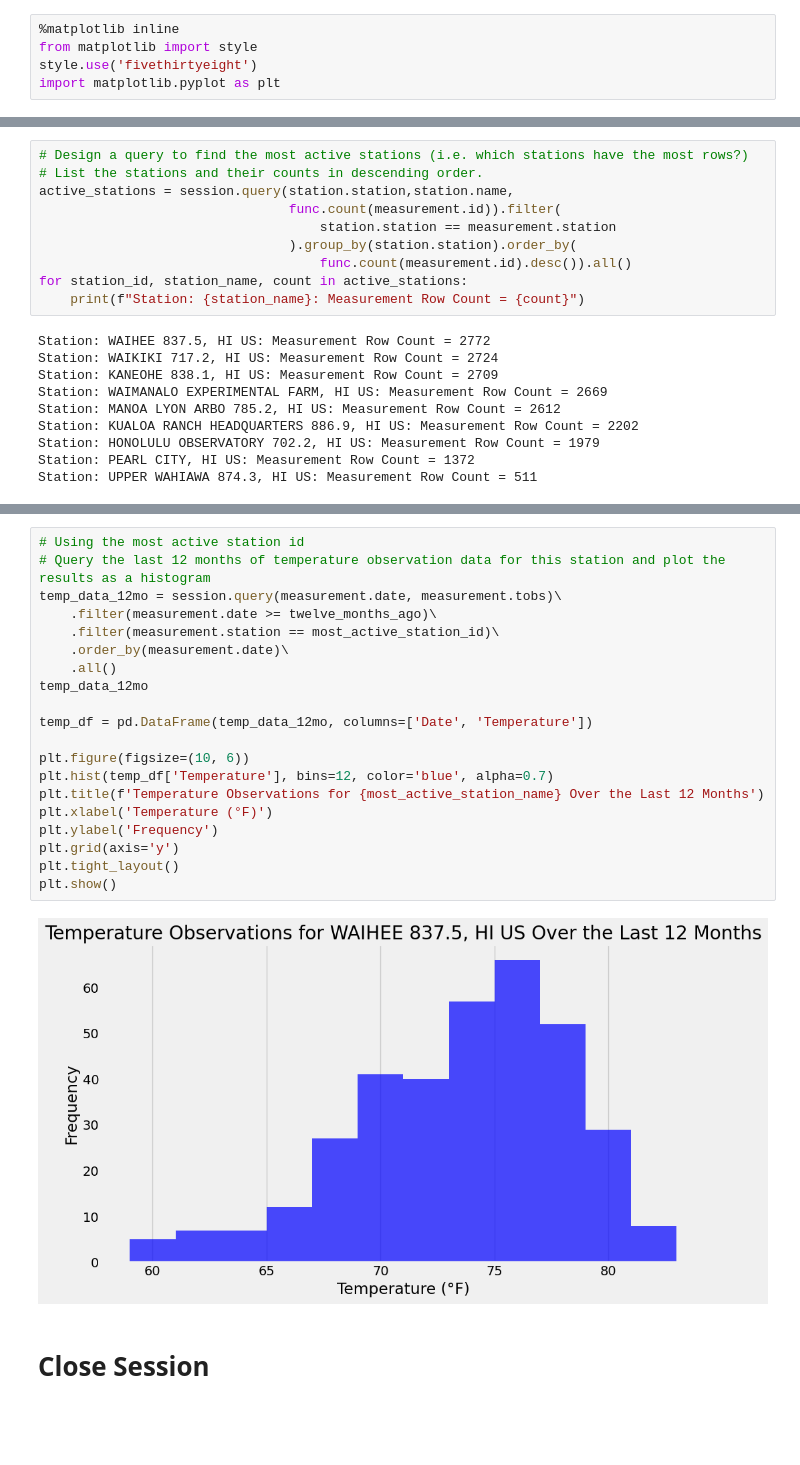
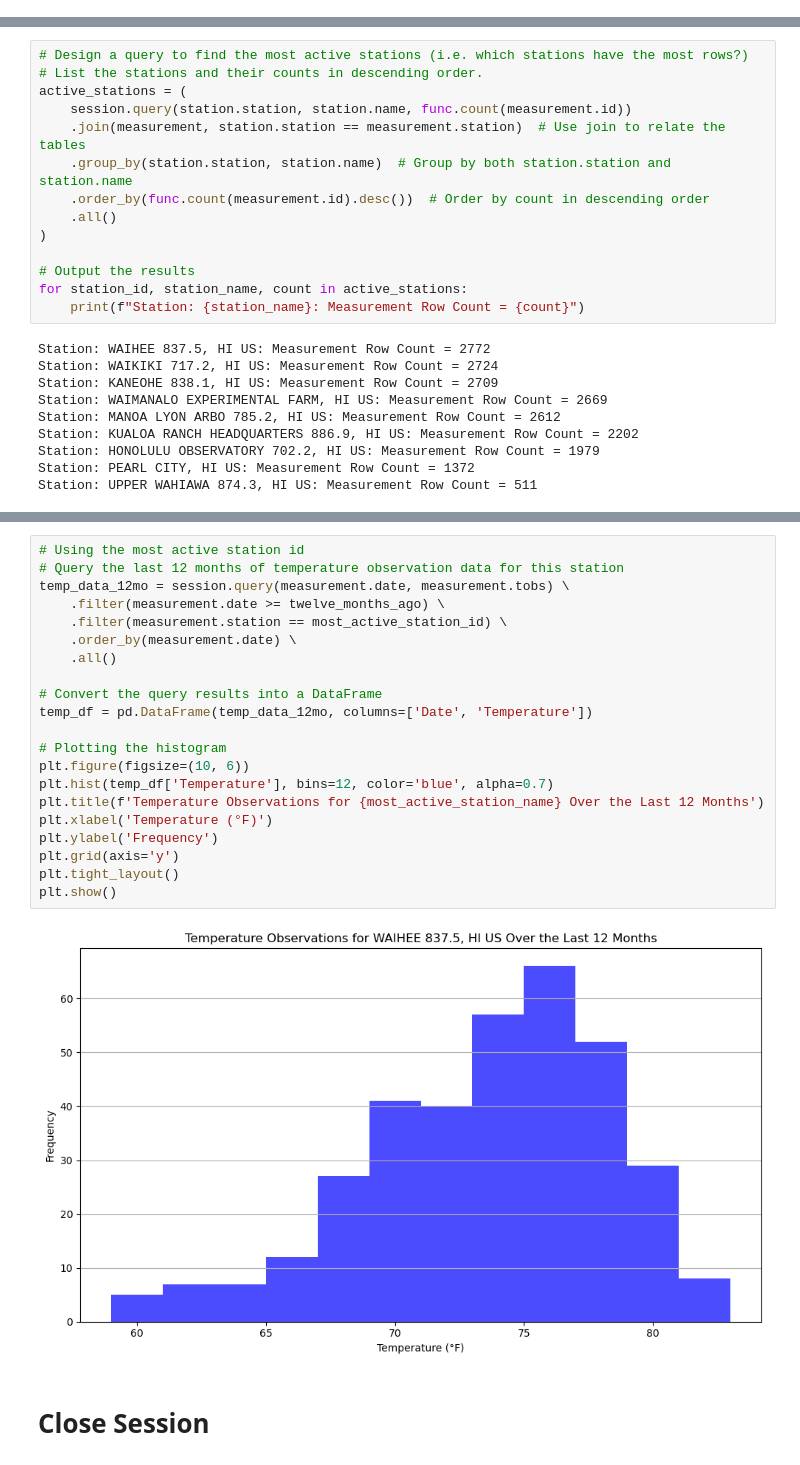
Before and after one commit to DanOMearaWD/sqlalchemy-challenge, a Jupyter notebook: SurfsUp/climate_starter.ipynb, the cells around one changed output, grey strips where cells are left out. Cells and saved outputs as stored; diff of their text form; blank space fills up the shorter version.

```diff
--- a/SurfsUp/climate_starter.ipynb
+++ b/SurfsUp/climate_starter.ipynb
@@ -1,5 +0,0 @@
-# %%
-%matplotlib inline
-from matplotlib import style
-style.use('fivethirtyeight')
-import matplotlib.pyplot as plt
@@ -118,11 +121,15 @@ total_stations
 # %%
 # Design a query to find the most active stations (i.e. which stations have the most rows?)
 # List the stations and their counts in descending order.
-active_stations = session.query(station.station,station.name,
-                                func.count(measurement.id)).filter(
-                                    station.station == measurement.station
-                                ).group_by(station.station).order_by(
-                                    func.count(measurement.id).desc()).all()
+active_stations = (
+    session.query(station.station, station.name, func.count(measurement.id))
+    .join(measurement, station.station == measurement.station)  # Use join to relate the tables
+    .group_by(station.station, station.name)  # Group by both station.station and station.name
+    .order_by(func.count(measurement.id).desc())  # Order by count in descending order
+    .all()
+)
+
+# Output the results
 for station_id, station_name, count in active_stations:
     print(f"Station: {station_name}: Measurement Row Count = {count}")
 # %% [output]
@@ -160,26 +169,27 @@ Highest Temperature: 85.0
 Average Temperature: 71.66
 # %%
 # Using the most active station id
-# Query the last 12 months of temperature observation data for this station and plot the results as a histogram
-temp_data_12mo = session.query(measurement.date, measurement.tobs)\
-    .filter(measurement.date >= twelve_months_ago)\
-    .filter(measurement.station == most_active_station_id)\
-    .order_by(measurement.date)\
+# Query the last 12 months of temperature observation data for this station
+temp_data_12mo = session.query(measurement.date, measurement.tobs) \
+    .filter(measurement.date >= twelve_months_ago) \
+    .filter(measurement.station == most_active_station_id) \
+    .order_by(measurement.date) \
     .all()
-temp_data_12mo
 
+# Convert the query results into a DataFrame
 temp_df = pd.DataFrame(temp_data_12mo, columns=['Date', 'Temperature'])
 
+# Plotting the histogram
 plt.figure(figsize=(10, 6))
 plt.hist(temp_df['Temperature'], bins=12, color='blue', alpha=0.7)
 plt.title(f'Temperature Observations for {most_active_station_name} Over the Last 12 Months')
 plt.xlabel('Temperature (°F)')
 plt.ylabel('Frequency')
 plt.grid(axis='y')
 plt.tight_layout()
 plt.show()
 # %% [output]
-[figure, old version]
+[figure, new version]
 # %% [markdown]
 # Close Session
 # %%
```
Also changed, not shown: parts of 10 cells of this notebook, 1 other file.
